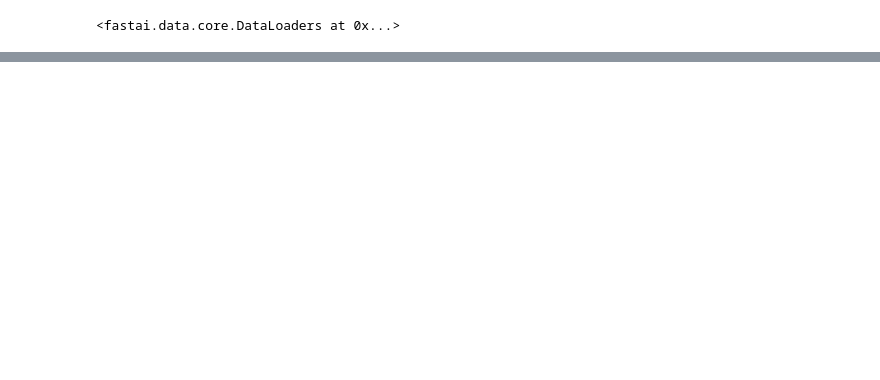
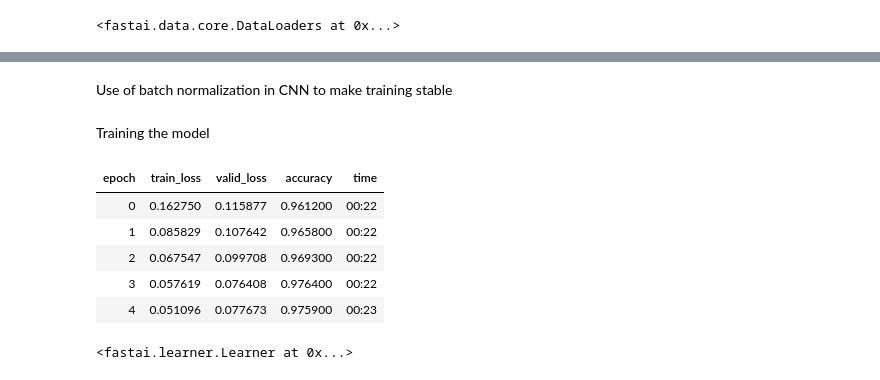
Before and after one commit to AsokTamang/Convolutional-Neural-Network, a Jupyter notebook: cnn-model.ipynb, the cells around one changed output, grey strips where cells are left out. Saved outputs shown, nothing was run; the diff lists cells and outputs as text; code cells hidden in the pictures; blank space fills up the shorter version.

```diff
--- a/cnn-model.ipynb
+++ b/cnn-model.ipynb
@@ -357,0 +369,2 @@ learn.activation_stats.plot_layer_stats(-2)
+# %% [markdown]
+Use of batch normalization in CNN to make training stable
@@ -357,0 +377,13 @@ learn.activation_stats.plot_layer_stats(-2)
+# %% [markdown]
+Training the model
+# %%
+learn = fit(5, lr = 0.1)
+learn
+# %% [output]
+| epoch | train_loss | valid_loss | accuracy | time |
+| 0 | 0.162750 | 0.115877 | 0.961200 | 00:22 |
+| 1 | 0.085829 | 0.107642 | 0.965800 | 00:22 |
+| 2 | 0.067547 | 0.099708 | 0.969300 | 00:22 |
+| 3 | 0.057619 | 0.076408 | 0.976400 | 00:22 |
+| 4 | 0.051096 | 0.077673 | 0.975900 | 00:23 |
+<fastai.learner.Learner at 0x...>
```
Also changed, not shown: parts of 25 cells of this notebook.
